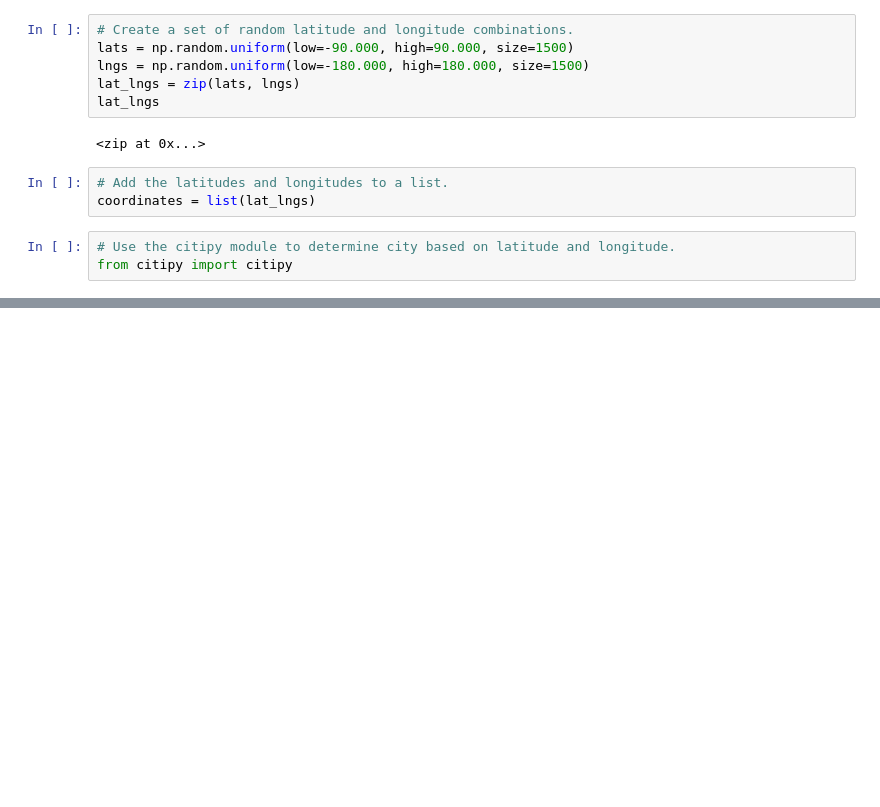
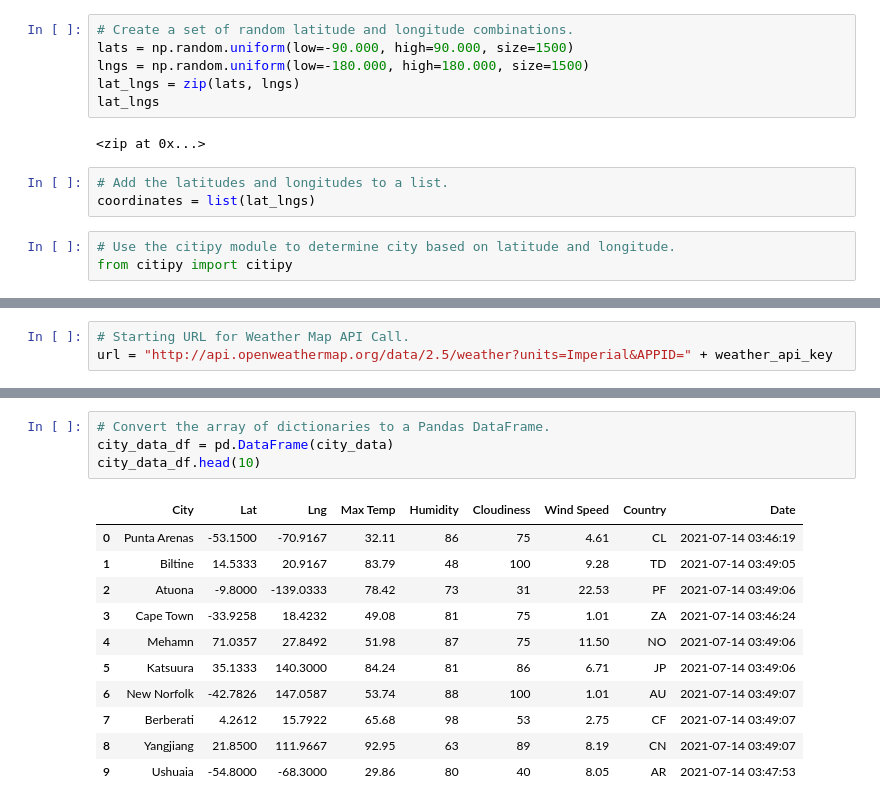
Before and after one commit to SpectralPoet/World_Weather_Analysis, a Jupyter notebook: WeatherPy.ipynb, the cells around one changed output, grey strips where cells are left out. Drawn from its saved outputs; the diff is of its cells as text; blank space fills up the shorter version.

```diff
--- a/WeatherPy.ipynb
+++ b/WeatherPy.ipynb
@@ -33,0 +40,3 @@ len(cities)
+# %%
+# Starting URL for Weather Map API Call.
+url = "http://api.openweathermap.org/data/2.5/weather?units=Imperial&APPID=" + weather_api_key
@@ -33,0 +124,16 @@ len(cities)
+# %%
+# Convert the array of dictionaries to a Pandas DataFrame.
+city_data_df = pd.DataFrame(city_data)
+city_data_df.head(10)
+# %% [output]
+|  | City | Lat | Lng | Max Temp | Humidity | Cloudiness | Wind Speed | Country | Date |
+| 0 | Punta Arenas | -53.1500 | -70.9167 | 32.11 | 86 | 75 | 4.61 | CL | 2021-07-14 03:46:19 |
+| 1 | Biltine | 14.5333 | 20.9167 | 83.79 | 48 | 100 | 9.28 | TD | 2021-07-14 03:49:05 |
+| 2 | Atuona | -9.8000 | -139.0333 | 78.42 | 73 | 31 | 22.53 | PF | 2021-07-14 03:49:06 |
+| 3 | Cape Town | -33.9258 | 18.4232 | 49.08 | 81 | 75 | 1.01 | ZA | 2021-07-14 03:46:24 |
+| 4 | Mehamn | 71.0357 | 27.8492 | 51.98 | 87 | 75 | 11.50 | NO | 2021-07-14 03:49:06 |
+| 5 | Katsuura | 35.1333 | 140.3000 | 84.24 | 81 | 86 | 6.71 | JP | 2021-07-14 03:49:06 |
+| 6 | New Norfolk | -42.7826 | 147.0587 | 53.74 | 88 | 100 | 1.01 | AU | 2021-07-14 03:49:07 |
+| 7 | Berberati | 4.2612 | 15.7922 | 65.68 | 98 | 53 | 2.75 | CF | 2021-07-14 03:49:07 |
+| 8 | Yangjiang | 21.8500 | 111.9667 | 92.95 | 63 | 89 | 8.19 | CN | 2021-07-14 03:49:07 |
+| 9 | Ushuaia | -54.8000 | -68.3000 | 29.86 | 80 | 40 | 8.05 | AR | 2021-07-14 03:47:53 |
```
Also changed, not shown: parts of 6 cells of this notebook, 3 other files.
